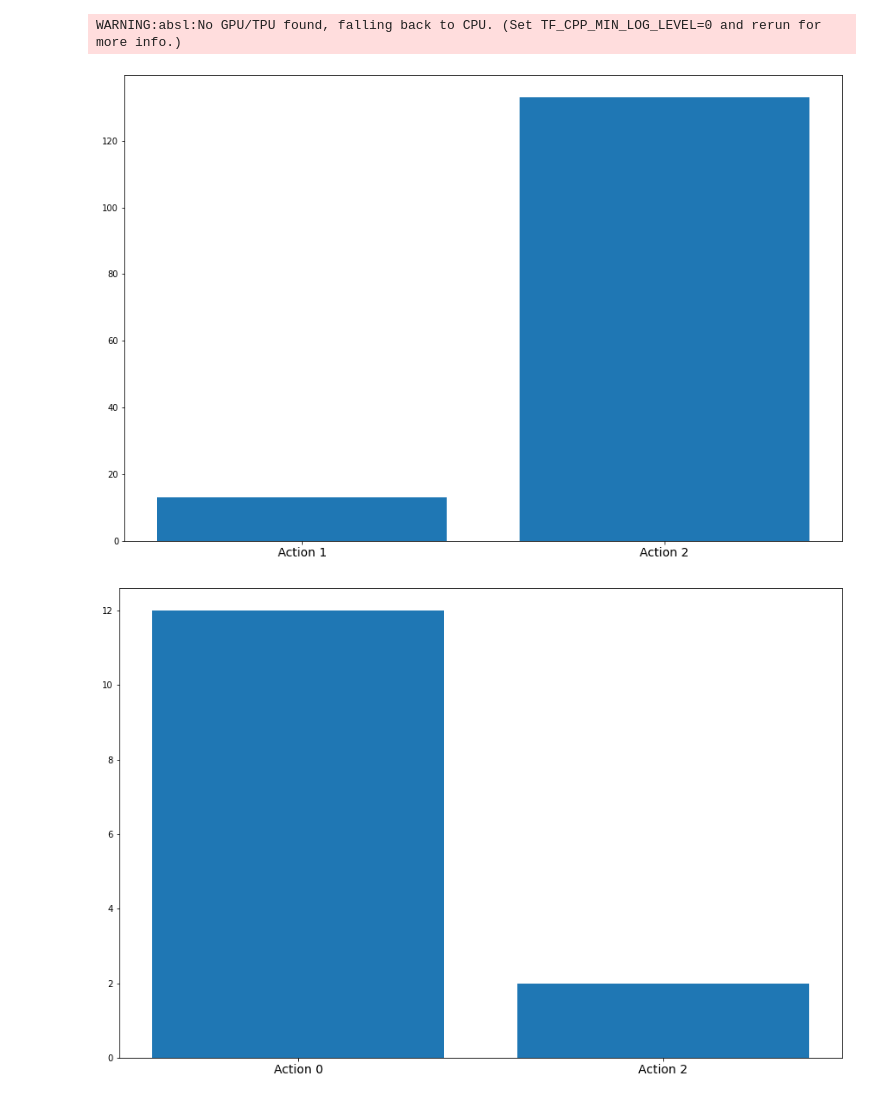
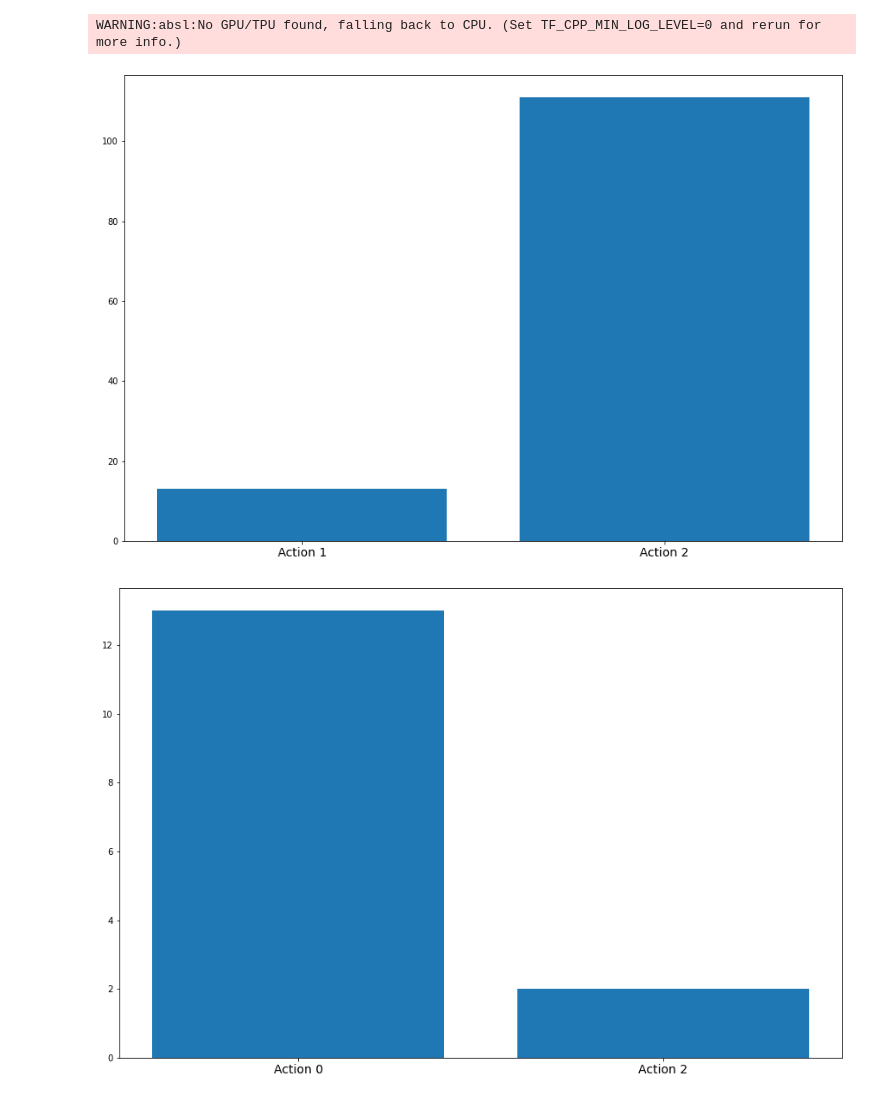
Before and after one commit to kew96/MicroPriceTradingRL, a Jupyter notebook: Test Agent.ipynb, the cells around one changed output. Cells and saved outputs as stored; diff of their text form; code cells hidden in the pictures.

Commit message:
Working on no trade periods

```diff
--- a/Test Agent.ipynb
+++ b/Test Agent.ipynb
@@ -29,18 +29,18 @@ def sniper(state_1, state_2, env, start_state):
         all_rewards.append(reward)
     return all_rewards
 # %%
-env = Env(data, steps=2000)
+env = Env(data, no_trade_period=10, steps=2000)
 mappings = env.mapping
 sniper(mappings['121'], mappings['401'], env, env.reset())
 sniper(mappings['122'], mappings['401'], env, env.reset())
 env.summarize_state_decisions('401')
 # %% [output]
 WARNING:absl:No GPU/TPU found, falling back to CPU. (Set TF_CPP_MIN_LOG_LEVEL=0 and rerun for more info.)
-[figure, old version]
+[figure, new version]
 # %%
 env.summarize_state_decisions('122')
 # %% [output]
-[figure, old version]
+[figure, new version]
 # %%
 env.plot_state_frequency()
 # %% [output]
```
Also changed, not shown: parts of 8 cells of this notebook, 1 other file.
